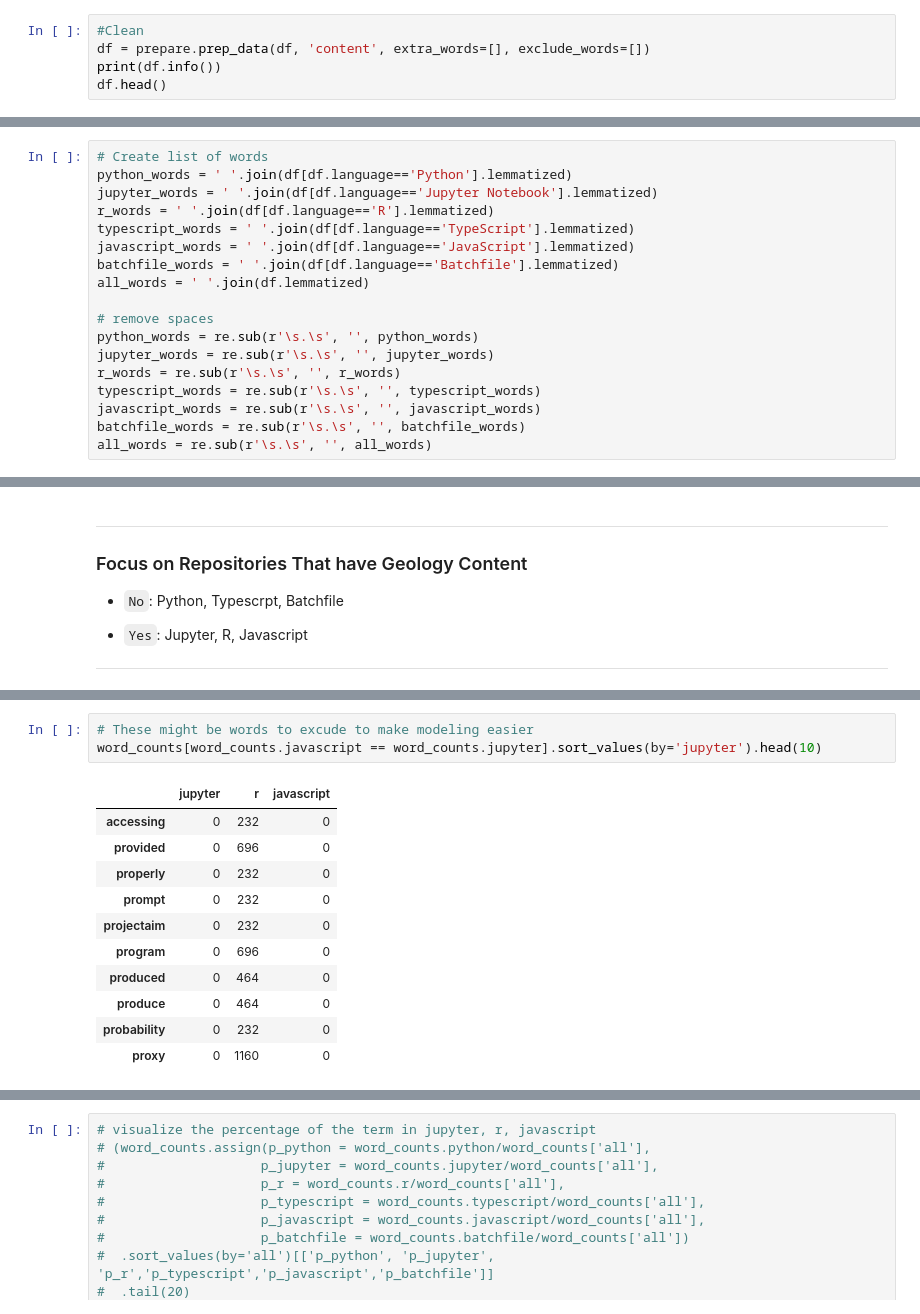
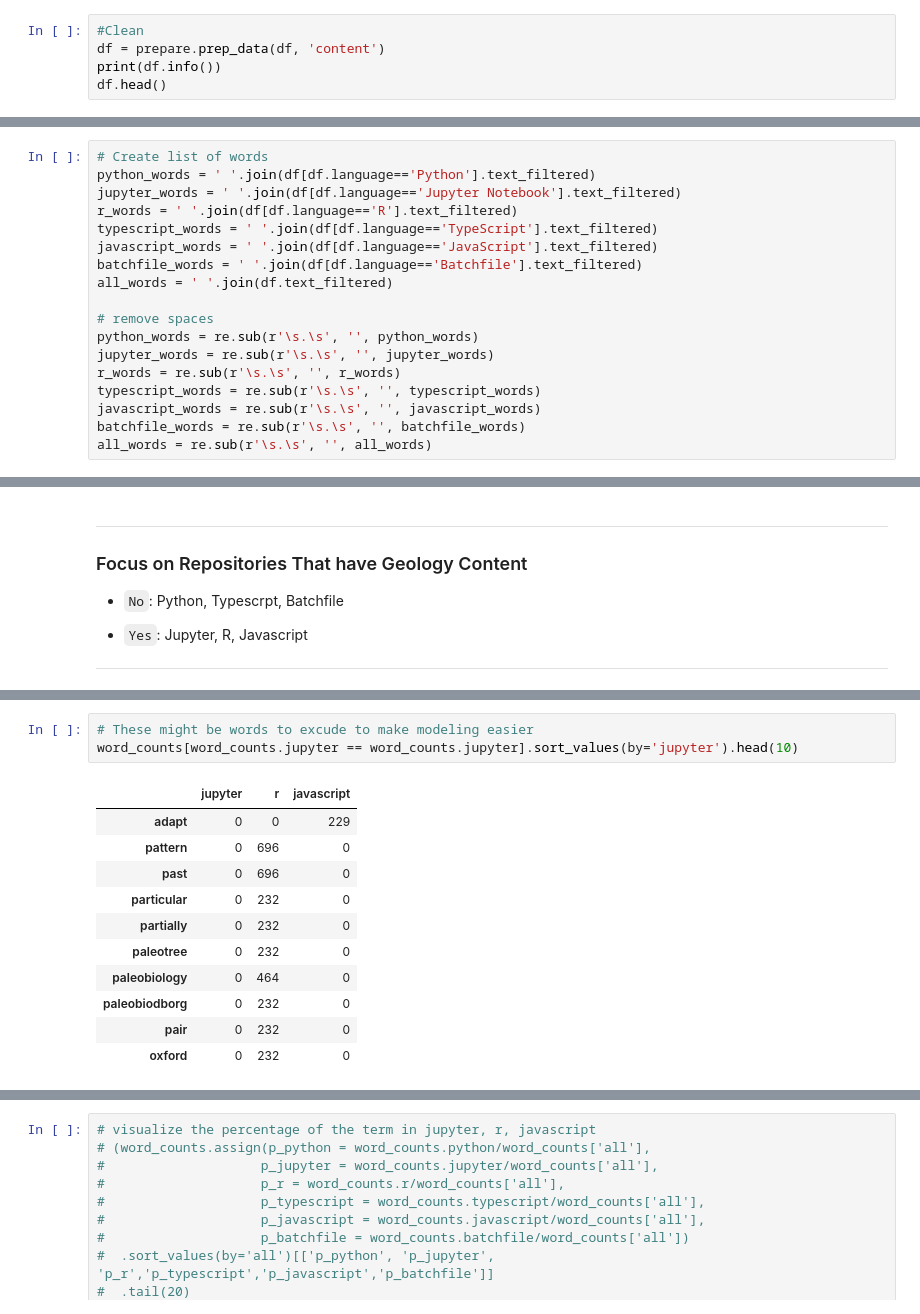
Before and after one commit to CSolitaire/side_projects, a Jupyter notebook: Web Scrapper Project.ipynb, the cells around one changed output, grey strips where cells are left out. Saved outputs shown, nothing was run; the diff lists cells and outputs as text.

```diff
--- a/Web Scrapper Project.ipynb
+++ b/Web Scrapper Project.ipynb
@@ -71,6 +65,6 @@ Name: language, dtype: int64
 # %%
 #Clean
-df = prepare.prep_data(df, 'content', extra_words=[], exclude_words=[])
+df = prepare.prep_data(df, 'content')
 print(df.info())
 df.head()
 # %% [output]
@@ -133,13 +128,13 @@ The average word length of the batchfile repositories is 303
 ## Explore List of Words
 # %%
 # Create list of words
-python_words = ' '.join(df[df.language=='Python'].lemmatized)
-jupyter_words = ' '.join(df[df.language=='Jupyter Notebook'].lemmatized)
-r_words = ' '.join(df[df.language=='R'].lemmatized)
-typescript_words = ' '.join(df[df.language=='TypeScript'].lemmatized)
-javascript_words = ' '.join(df[df.language=='JavaScript'].lemmatized)
-batchfile_words = ' '.join(df[df.language=='Batchfile'].lemmatized)
-all_words = ' '.join(df.lemmatized)
+python_words = ' '.join(df[df.language=='Python'].text_filtered)
+jupyter_words = ' '.join(df[df.language=='Jupyter Notebook'].text_filtered)
+r_words = ' '.join(df[df.language=='R'].text_filtered)
+typescript_words = ' '.join(df[df.language=='TypeScript'].text_filtered)
+javascript_words = ' '.join(df[df.language=='JavaScript'].text_filtered)
+batchfile_words = ' '.join(df[df.language=='Batchfile'].text_filtered)
+all_words = ' '.join(df.text_filtered)
 
 # remove spaces
 python_words = re.sub(r'\s.\s', '', python_words)
@@ -355,17 +350,17 @@ word_counts.head(20)
 # %%
 # These might be words to excude to make modeling easier
-word_counts[word_counts.javascript == word_counts.jupyter].sort_values(by='jupyter').head(10)
+word_counts[word_counts.jupyter == word_counts.jupyter].sort_values(by='jupyter').head(10)
 # %% [output]
 |  | jupyter | r | javascript |
-| accessing | 0 | 232 | 0 |
-| provided | 0 | 696 | 0 |
-| properly | 0 | 232 | 0 |
-| prompt | 0 | 232 | 0 |
-| projectaim | 0 | 232 | 0 |
-| program | 0 | 696 | 0 |
-| produced | 0 | 464 | 0 |
-| produce | 0 | 464 | 0 |
-| probability | 0 | 232 | 0 |
-| proxy | 0 | 1160 | 0 |
+| adapt | 0 | 0 | 229 |
+| pattern | 0 | 696 | 0 |
+| past | 0 | 696 | 0 |
+| particular | 0 | 232 | 0 |
+| partially | 0 | 232 | 0 |
+| paleotree | 0 | 232 | 0 |
+| paleobiology | 0 | 464 | 0 |
+| paleobiodborg | 0 | 232 | 0 |
+| pair | 0 | 232 | 0 |
+| oxford | 0 | 232 | 0 |
 # %%
 #These might be words to excude to make modeling easier
```
Also changed, not shown: parts of 17 cells of this notebook.
